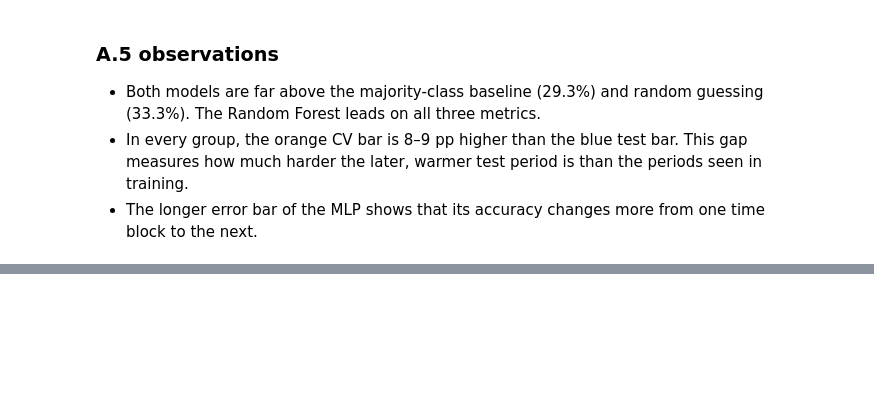
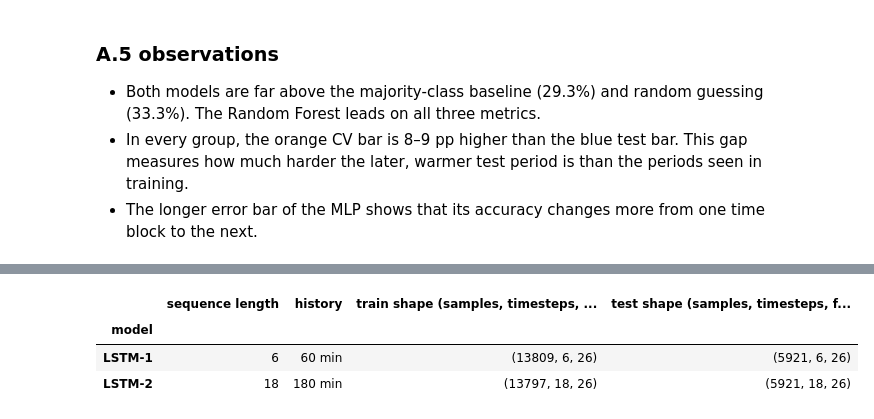
Before and after one commit to phu1009/COS40007---AI-Engineering-, a Jupyter notebook: Portfolio Assessment 3/notebook code/portfolio_assessment_3.ipynb, the cells around one changed output, grey strips where cells are left out. Drawn from its saved outputs; the diff is of its cells as text; code cells hidden in the pictures; blank space fills up the shorter version.

```diff
--- a/Portfolio Assessment 3/notebook code/portfolio_assessment_3.ipynb
+++ b/Portfolio Assessment 3/notebook code/portfolio_assessment_3.ipynb
@@ -349,0 +434,28 @@ plt.show()
+# %%
+SEQ_LENGTHS = {"LSTM-1": 6, "LSTM-2": 18}      # 1 hour and 3 hours of history
+
+
+def make_windows(data, labels, seq_len, first_end, last_end):
+    """3-D windows (samples, timesteps, features) ending at readings first_end ... last_end - 1."""
+    ends = np.arange(max(first_end, seq_len - 1), last_end)
+    windows = np.stack([data[e - seq_len + 1: e + 1] for e in ends])
+    return windows, labels[ends], ends
+
+
+seq_data = {}
+for name, L in SEQ_LENGTHS.items():
+    Xw_train, yw_train, _ = make_windows(X_mm, y, L, 0, CUT)
+    Xw_test, yw_test, test_ends = make_windows(X_mm, y, L, CUT, len(y))
+    assert np.array_equal(test_ends, np.arange(CUT, len(y)))          # same test readings as Part A
+    seq_data[L] = {"train": (Xw_train, yw_train), "test": (Xw_test, yw_test)}
+
+shape_table = pd.DataFrame([{"model": n, "sequence length": L, "history": f"{L * 10} min",
+                             "train shape (samples, timesteps, features)": seq_data[L]["train"][0].shape,
+                             "test shape (samples, timesteps, features)": seq_data[L]["test"][0].shape}
+                            for n, L in SEQ_LENGTHS.items()]).set_index("model")
+display(shape_table)
+# %% [output]
+|  | sequence length | history | train shape (samples, timesteps, ... | test shape (samples, timesteps, f... |
+| model |  |  |  |  |
+| LSTM-1 | 6 | 60 min | (13809, 6, 26) | (5921, 6, 26) |
+| LSTM-2 | 18 | 180 min | (13797, 18, 26) | (5921, 18, 26) |
```
Also changed, not shown: parts of 6 cells of this notebook, 2 other files.
